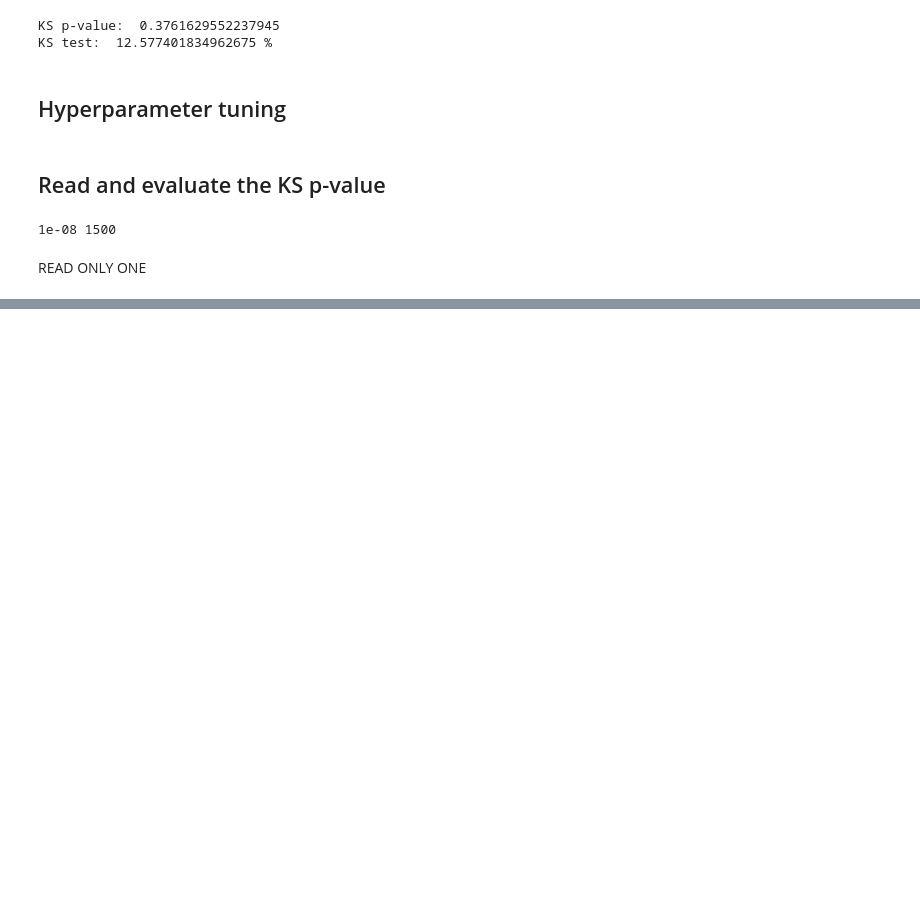
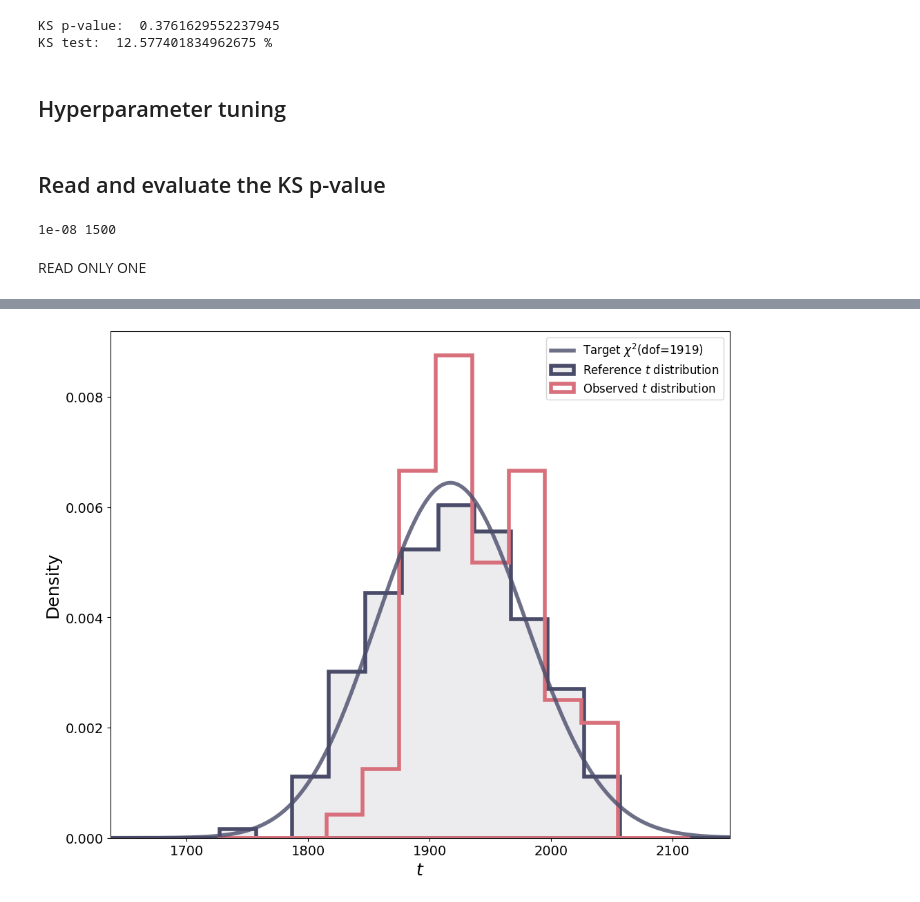
Before and after one commit to PietroCappelli/NPLM-Falkon, a Jupyter notebook: creditcard_study/dataset_study.ipynb, the cells around one changed output, grey strips where cells are left out. Saved outputs shown, nothing was run; the diff lists cells and outputs as text; code cells hidden in the pictures; blank space fills up the shorter version.

```diff
--- a/creditcard_study/dataset_study.ipynb
+++ b/creditcard_study/dataset_study.ipynb
@@ -566,14 +582,0 @@ for _ in range(toy):
-# %%
-## model performance
-t_obs = np.median(t_data_final)
-pdf_values = ref_chi2.pdf(xgrid_ref)
-p_val_def, _ = quad(lambda x: ref_chi2.pdf(x), t_obs, np.inf)
-p_val = 1 - ref_chi2.cdf(t_obs)
-
-# print(p_val_def)
-# print(p_val)
-
-Z = np.sqrt(2) * erfinv(1 - p_val)
-
-print(f'p-value: {p_val}')
-print(f'Z-score: {Z}')
@@ -580 +815,65 @@ print(f'Z-score: {Z}')
+# %%
+with open('../output/bank_data/2024_2_23_8-20/ttest_time_1e-08_1500.csv') as f:
+    t_ref_final = np.array([float(row.split()[0]) for row in f])
+# %%
+ref_dof = 1919.12; ref_chi2 = chi2(df=ref_dof)
+t_ref_bins  = np.arange(int(np.min(t_ref_final))-100,  int(np.max(t_ref_final))+100, 30)
+t_data_bins = np.arange(int(np.min(t_data_final))-100, int(np.max(t_data_final))+100, 30)
+xgrid_ref   = np.arange(int(np.min(t_ref_final))-100,  int(np.max(t_ref_final))+100, 2)
+xgrid_data  = np.arange(int(np.min(t_data_final))-100, int(np.max(t_data_final))+100, 2)
+
+plot_two_t(
+    t_distribution_1  = np.array(t_ref_final),
+    t_bins_1          = t_ref_bins,
+    t_distribution_2  = np.array(t_data_final),
+    t_bins_2          = t_data_bins,
+    chi2              = ref_chi2,
+    chi2_grid         = xgrid_ref,
+    show_error_1      = False,
+    show_error_2      = False,
+    show_hist_1       = True,
+    show_hist_2       = True,
+    compute_rate_1    = False,
+    compute_rate_2    = False,
+    err_marker_1      = "o",
+    err_marker_2      = "o",
+    err_markersize_1  = 10,
+    err_markersize_2  = 10,
+    err_capsize_1     = 5,
+    err_capsize_2     = 5,
+    err_elinewidth_1  = 4,
+    err_elinewidth_2  = 4,
+    err_capthick_1    = 4,
+    err_capthick_2    = 4,
+    figsize           = (10, 8),
+    fontsize          = 18,
+    cms               = False,
+    cms_label         = "",
+    cms_rlabel        = "",
+    hist_ecolor_1     = ("#494B69", 1),
+    hist_ecolor_2     = ("#D8707C", 1),
+    hist_fcolor_1     = ("#494B69", 0.1),
+    hist_fcolor_2     = ("#D8707C", 0),
+    err_ecolor_1      = ("#494B69", 1),
+    err_ecolor_2      = ("#D8707C", 1),
+    chi2_color        = ("#494B69", 0.8),
+    hist_lw_1         = 4,
+    hist_lw_2         = 4,
+    chi2_lw           = 4,
+    hist_type_1       = "stepfilled",
+    hist_type_2       = "stepfilled",
+    hist_label_1      = "Reference $\it{t}$ distribution",
+    hist_label_2      = "Observed $\it{t}$ distribution",
+    chi2_label        = "Target $\chi^2$(dof=%i)"%(ref_dof),
+    xlabel            = "$\it{t}$",
+    ylabel            = "Density",
+    show_plot         = True,
+    save_plot         = False,
+    plot_name         = "t_distribution_signal",
+    plot_path         = "/home/ubuntu/NPLM-Falkon/output/bank_data/results/results.csv",
+    plot_format       = "png",
+    return_fig        = False
+)
+# %% [output]
+[figure, added]
 # %%
```
Also changed, not shown: parts of 26 cells of this notebook, 2 other files.
